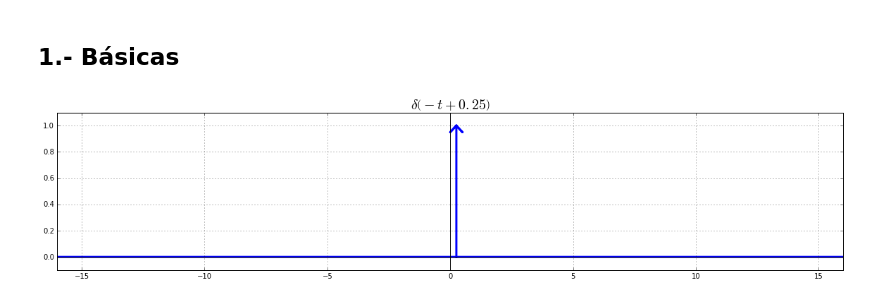
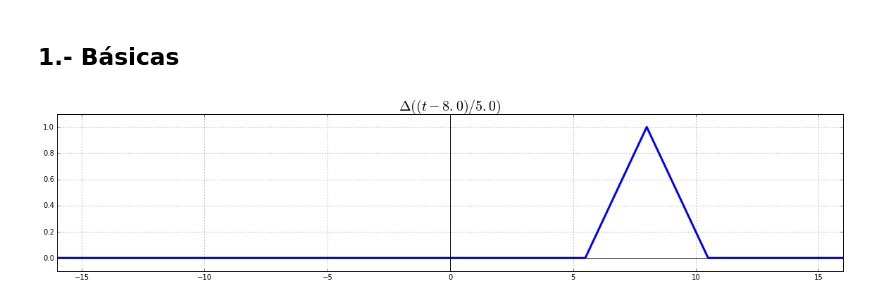
Before and after one commit to j3parera/skdsp, a Jupyter notebook: scikit-dsp/jupyter/notebooks/signals-continuous.ipynb, the cells around one changed output. Cells and saved outputs as stored; diff of their text form; code cells hidden in the pictures.

```diff
--- a/scikit-dsp/jupyter/notebooks/signals-continuous.ipynb
+++ b/scikit-dsp/jupyter/notebooks/signals-continuous.ipynb
@@ -13,7 +13,7 @@ pi = np.pi
 # %% [markdown]
 ## 1.- Básicas
 # %%
-def s1(sg='delta', fd='nothing', delay=0):
+def s1(sg='delta', fd='just delay', width=16, delay=0):
     npts = 16
     ex = []
     ey = []
@@ -37,6 +37,14 @@ def s1(sg='delta', fd='nothing', delay=0):
         s = cs.Ramp() * cs.Step()
         max_ = npts
         min_ = 0
+    elif sg == 'rect':
+        s = cs.Rect(width)
+        max_ = 1
+        min_ = 0
+    elif sg == 'triang':
+        s = cs.Triang(width)
+        max_ = 1
+        min_ = 0
     ex = np.array(ex)
     if fd == 'flip then delay':
         s = s.flip().delay(delay)
@@ -60,8 +68,8 @@ def s1(sg='delta', fd='nothing', delay=0):
     plt.title(pt.latex(s, mode='inline'), size=20)
     plt.grid(True)
 # %%
-interact(s1, sg=('delta', 'step', 'ramp', 'unit ramp'),
+interact(s1, sg=('delta', 'step', 'ramp', 'unit ramp', 'rect', 'triang'),
          fd=('just delay', 'flip then delay', 'delay then flip'),
-         delay=(-15, 15, 0.25));
+         width=(1, 30, 0.25), delay=(-15, 15, 0.25));
 # %% [output]
-[figure, old version]
+[figure, new version]
```
Also changed, not shown: 6 other files.
